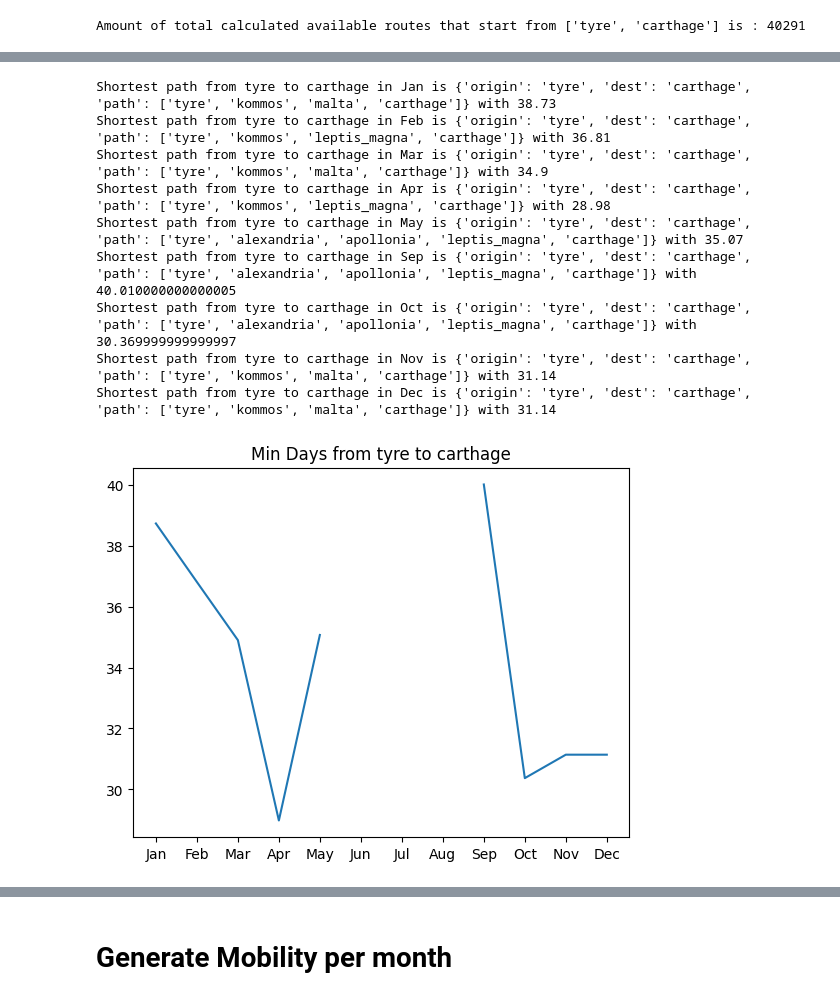
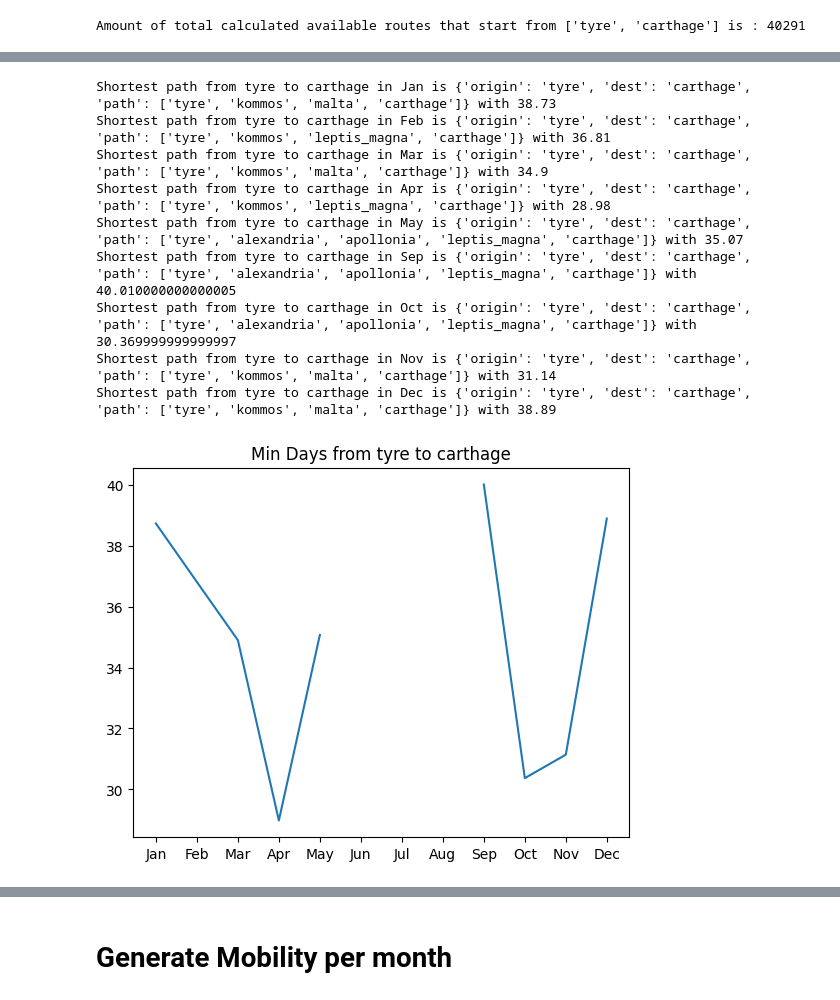
Before and after one commit to dannyvai/Ancient_sailing_mobility, a Jupyter notebook: Mobility_Assesment.ipynb, the cells around one changed output, grey strips where cells are left out. Cells and saved outputs as stored; diff of their text form; code cells hidden in the pictures.

```diff
--- a/Mobility_Assesment.ipynb
+++ b/Mobility_Assesment.ipynb
@@ -180,7 +180,7 @@ print(f"Amount of total calculated available routes that start from {start_point
 # %% [output]
 Amount of total calculated available routes that start from ['tyre', 'carthage'] is : 40291
 # %%
-month_to_row = {'Jan':1,'Feb':2,'Mar':3,'Apr':4,'May':5,'Jun':6,'Jul':7,'Aug':8,'Sep':9,'Oct':10,'Nov':11,'Dec':11}
+month_to_row = {'Jan':1,'Feb':2,'Mar':3,'Apr':4,'May':5,'Jun':6,'Jul':7,'Aug':8,'Sep':9,'Oct':10,'Nov':11,'Dec':12}
 POSSIBLE_MOBILITY_COEFF = 0.2
 MAX_VOYAGE_DAYS = 41
 MAX_SEGMENT_SAILING_DAYS = 10
@@ -400,7 +400,7 @@ def generate_map_valid_shortest_paths_from_to_per_month(start_points: List[str],
     cities_to_latlon = generate_cities_to_latlon_dict()
 
     os.makedirs(output_dir,exist_ok = True)
-
+    shortest_paths_data = {'month':[], 'path':[], 'sailing_time': [], 'waiting_time': []}
     for start in start_points:
         for end in start_points:
             if start == end:
@@ -484,13 +484,13 @@ generate_map_valid_shortest_paths_from_to_per_month(start_points, valid_paths, '
 Shortest path from tyre to carthage in Jan is {'origin': 'tyre', 'dest': 'carthage', 'path': ['tyre', 'kommos', 'malta', 'carthage']} with 38.73
 Shortest path from tyre to carthage in Feb is {'origin': 'tyre', 'dest': 'carthage', 'path': ['tyre', 'kommos', 'leptis_magna', 'carthage']} with 36.81
 Shortest path from tyre to carthage in Mar is {'origin': 'tyre', 'dest': 'carthage', 'path': ['tyre', 'kommos', 'malta', 'carthage']} with 34.9
 Shortest path from tyre to carthage in Apr is {'origin': 'tyre', 'dest': 'carthage', 'path': ['tyre', 'kommos', 'leptis_magna', 'carthage']} with 28.98
 Shortest path from tyre to carthage in May is {'origin': 'tyre', 'dest': 'carthage', 'path': ['tyre', 'alexandria', 'apollonia', 'leptis_magna', 'carthage']} with 35.07
 Shortest path from tyre to carthage in Sep is {'origin': 'tyre', 'dest': 'carthage', 'path': ['tyre', 'alexandria', 'apollonia', 'leptis_magna', 'carthage']} with 40.010000000000005
 Shortest path from tyre to carthage in Oct is {'origin': 'tyre', 'dest': 'carthage', 'path': ['tyre', 'alexandria', 'apollonia', 'leptis_magna', 'carthage']} with 30.369999999999997
 Shortest path from tyre to carthage in Nov is {'origin': 'tyre', 'dest': 'carthage', 'path': ['tyre', 'kommos', 'malta', 'carthage']} with 31.14
-Shortest path from tyre to carthage in Dec is {'origin': 'tyre', 'dest': 'carthage', 'path': ['tyre', 'kommos', 'malta', 'carthage']} with 31.14
+Shortest path from tyre to carthage in Dec is {'origin': 'tyre', 'dest': 'carthage', 'path': ['tyre', 'kommos', 'malta', 'carthage']} with 38.89
-[figure, old version]
+[figure, new version]
 Shortest path from carthage to tyre in Jan is {'origin': 'carthage', 'dest': 'tyre', 'path': ['carthage', 'malta', 'kommos', 'tyre']} with 22.27
 Shortest path from carthage to tyre in Feb is {'origin': 'carthage', 'dest': 'tyre', 'path': ['carthage', 'malta', 'kommos', 'tyre']} with 20.830000000000002
 Shortest path from carthage to tyre in Mar is {'origin': 'carthage', 'dest': 'tyre', 'path': ['carthage', 'malta', 'kommos', 'tyre']} with 22.310000000000002
```
Also changed, not shown: parts of 7 cells of this notebook.
